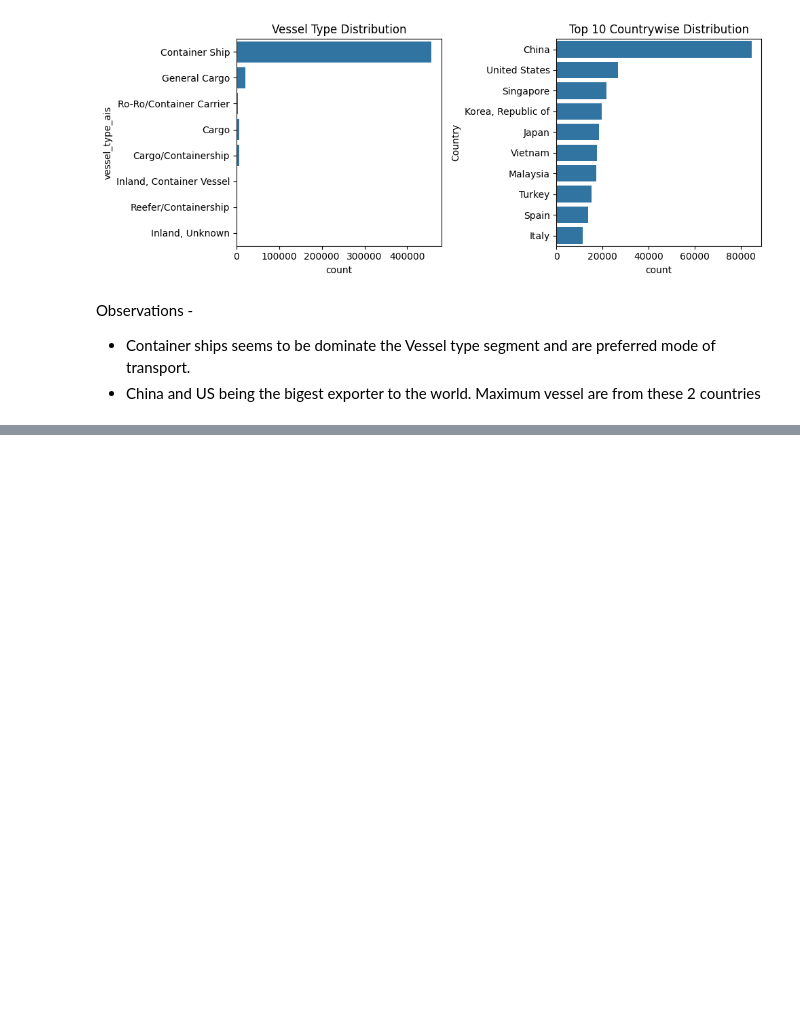
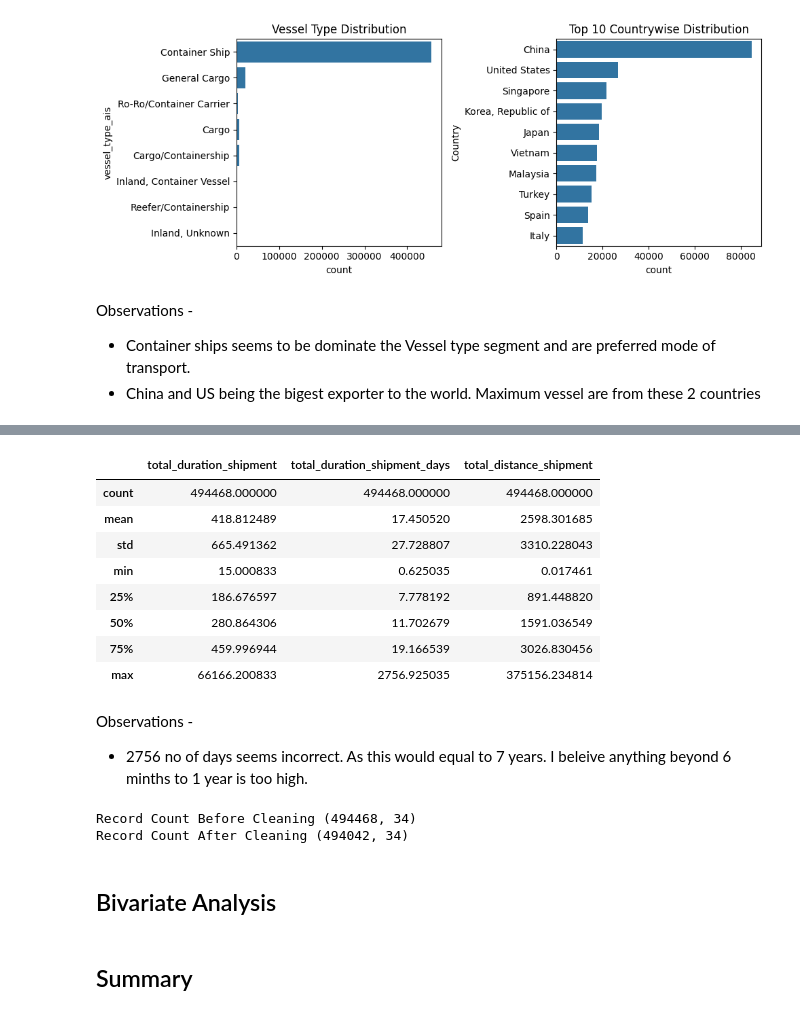
Before and after one commit to hargurjeet/Maersk, a Jupyter notebook: Solution_Notebook.ipynb, the cells around one changed output, grey strips where cells are left out. Saved outputs shown, nothing was run; the diff lists cells and outputs as text; code cells hidden in the pictures; blank space fills up the shorter version.

Commit message:
To start bivariate analysis

```diff
--- a/Solution_Notebook.ipynb
+++ b/Solution_Notebook.ipynb
@@ -326,0 +358,10 @@ Observations -
+# %%
+## Creating a feature by adding the duration of previous, current and next port to calculate total time take by the shipment.
+duration_features = ['prev_duration', 'prev_leg_duration', 'prev_leg_stationary_hours', 'Duration', 'next_duration', 'next_leg_duration',
+                     'next_leg_stationary_hours']
+vessel_data_cleaned_v1['total_duration_shipment'] = vessel_data_cleaned_v1[duration_features].sum(axis=1)
+vessel_data_cleaned_v1['total_duration_shipment_days'] = vessel_data_cleaned_v1['total_duration_shipment'] / 24
+
+## Creating a feature by adding the distance of previous, current and next port to calculate total distance taken by the shipment.
+distance_features = ['prev_leg_distance_nm', 'next_leg_distance_nm']
+vessel_data_cleaned_v1['total_distance_shipment'] = vessel_data_cleaned_v1[distance_features].sum(axis=1)
@@ -326,0 +384,33 @@ Observations -
+# %%
+vessel_data_cleaned_v1[['total_duration_shipment', 'total_duration_shipment_days', 'total_distance_shipment']].describe()
+# %% [output]
+|  | total_duration_shipment | total_duration_shipment_days | total_distance_shipment |
+| count | 494468.000000 | 494468.000000 | 494468.000000 |
+| mean | 418.812489 | 17.450520 | 2598.301685 |
+| std | 665.491362 | 27.728807 | 3310.228043 |
+| min | 15.000833 | 0.625035 | 0.017461 |
+| 25% | 186.676597 | 7.778192 | 891.448820 |
+| 50% | 280.864306 | 11.702679 | 1591.036549 |
+| 75% | 459.996944 | 19.166539 | 3026.830456 |
+| max | 66166.200833 | 2756.925035 | 375156.234814 |
+# %% [markdown]
+Observations -
+- 2756 no of days seems incorrect. As this would equal to 7 years. I beleive anything beyond 6 minths to 1 year is too high.
+# %%
+## Dataset records before cleaning
+print('Record Count Before Cleaning', vessel_data_cleaned_v1.shape)
+
+def data_cleanup(df):
+
+  return df[(df.total_duration_shipment_days <= 365)]
+
+vessel_data_cleaned_v3 = data_cleanup(vessel_data_cleaned_v1)
+
+print('Record Count After Cleaning', vessel_data_cleaned_v3.shape)
+# %% [output]
+Record Count Before Cleaning (494468, 34)
+Record Count After Cleaning (494042, 34)
+# %% [markdown]
+## Bivariate Analysis
+# %% [markdown]
+## Summary
```
Also changed, not shown: parts of 4 cells of this notebook.
